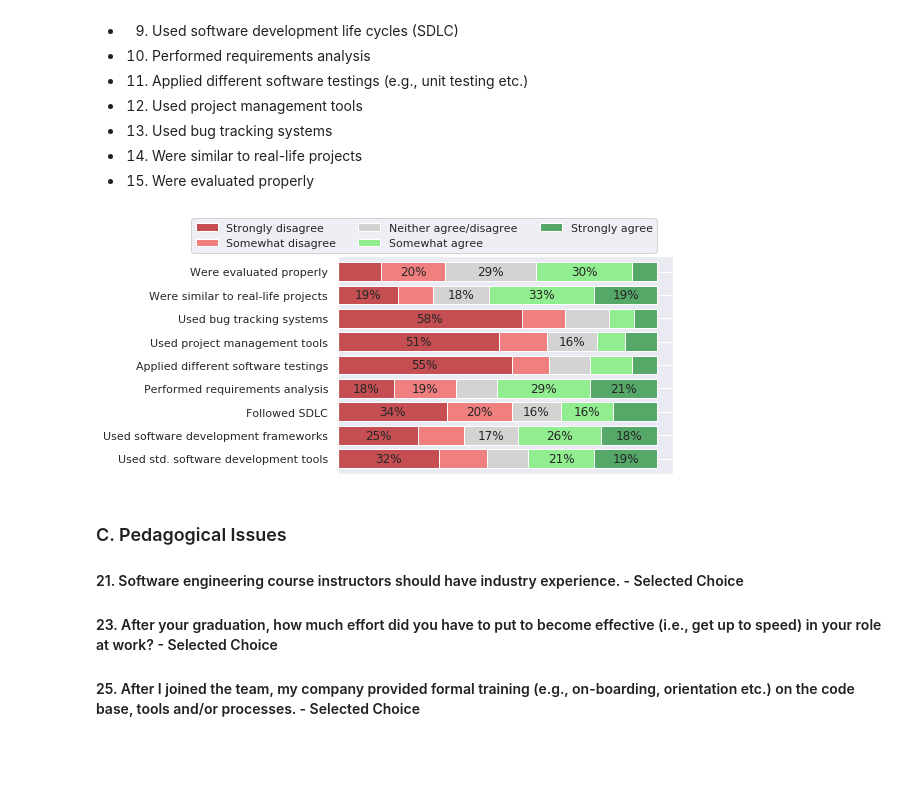
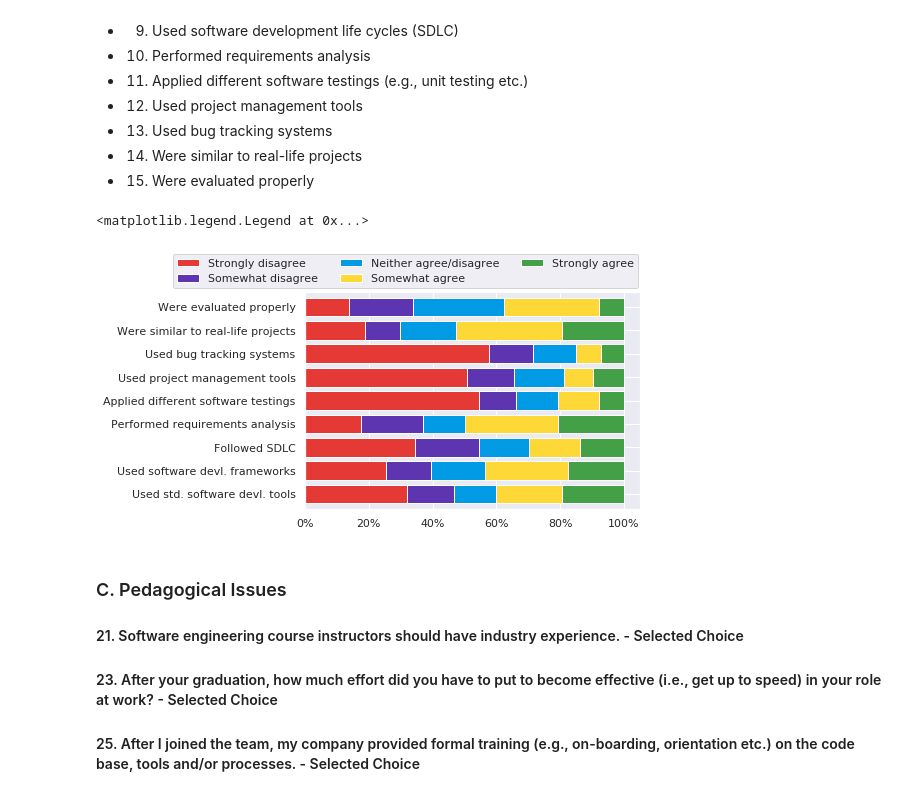
Before and after one commit to rafed123/ugse, a Jupyter notebook: Analysis.ipynb, the cells around one changed output. Drawn from its saved outputs; the diff is of its cells as text; code cells hidden in the pictures; blank space fills up the shorter version.

Commit message:
Qualtrics color added

```diff
--- a/Analysis.ipynb
+++ b/Analysis.ipynb
@@ -163,40 +163,48 @@ plt.legend(loc='upper center', ncol=2, bbox_to_anchor=(0.5, 1.2), labels=df1.ind
 # %%
 df1 = df[cols[7:16]].apply(pd.Series.value_counts)
 df1 = df1/df1.sum()*100
 
-df1.columns = ['Used std. software development tools',
-               'Used software development frameworks',
+color = ['#E53936', '#5E35B1', '#019BE5', '#FED836', '#44A047']
+
+df1.columns = ['Used std. software devl. tools',
+               'Used software devl. frameworks',
                'Followed SDLC',
               'Performed requirements analysis',
               'Applied different software testings',
               'Used project management tools',
               'Used bug tracking systems',
               'Were similar to real-life projects',
               'Were evaluated properly']
 
 df1 = df1.T
 
 df1 = df1[['Strongly disagree', 'Somewhat disagree', 'Neither agree nor disagree',
           'Somewhat agree', 'Strongly agree']]
 df1.rename(columns={'Neither agree nor disagree': 'Neither agree/disagree'}, inplace=True)
 
-# import matplotlib.ticker as mtick
-# fmt = '%.0f%%' # Format you want the ticks, e.g. '40%'
-# xticks = mtick.FormatStrFormatter(fmt)
-# ax.xaxis.set_major_formatter(xticks)
+ax = df1.plot(kind='barh', color=color, stacked=True, width=0.80)
 
-ax = df1.plot(kind='barh', color=color, stacked=True, width=0.80)
-ax.axes.get_xaxis().set_visible(False)
+import matplotlib.ticker as mtick
+fmt = '%.0f%%' # Format you want the ticks, e.g. '40%'
+xticks = mtick.FormatStrFormatter(fmt)
+ax.xaxis.set_major_formatter(xticks)
+ax.tick_params(axis='x', which='minor', bottom=False)
+# plt.grid(color='black', linewidth=0.7)
+# ax.yaxis.grid(False)
 
-plt.legend(loc='upper center', ncol=3, bbox_to_anchor=(0.258, 1.2))
+# ax.axes.get_xaxis().set_visible(False)
 
-for p in ax.patches:
-    left, bottom, width, height = p.get_bbox().bounds
-    if width <=15: continue
-    ax.annotate(str(int(round(width)))+'%', xy=(left+width/2, bottom+height/2),
-                ha='center', va='center')
+plt.legend(loc='upper center', ncol=3, bbox_to_anchor=(0.300, 1.2))
+# ax.spines['bottom'].set_position('zero')
+
+# for p in ax.patches:
+#     left, bottom, width, height = p.get_bbox().bounds
+#     if width <=15: continue
+#     ax.annotate(str(int(round(width)))+'%', xy=(left+width/2, bottom+height/2),
+#                 ha='center', va='center')
 # %% [output]
+<matplotlib.legend.Legend at 0x...>
-[figure, old version]
+[figure, new version]
 # %% [markdown]
 ### C. Pedagogical Issues
 #### 21. Software engineering course instructors should have industry experience. - Selected Choice
```
